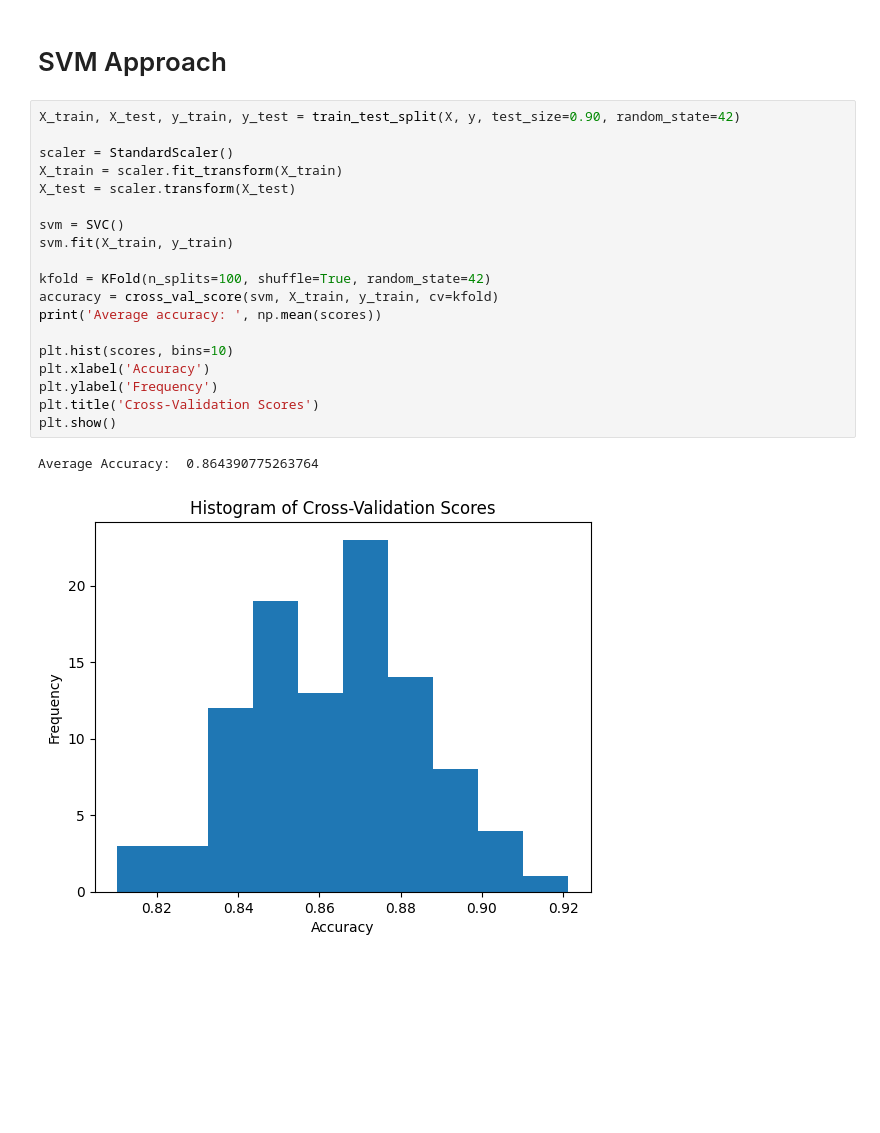
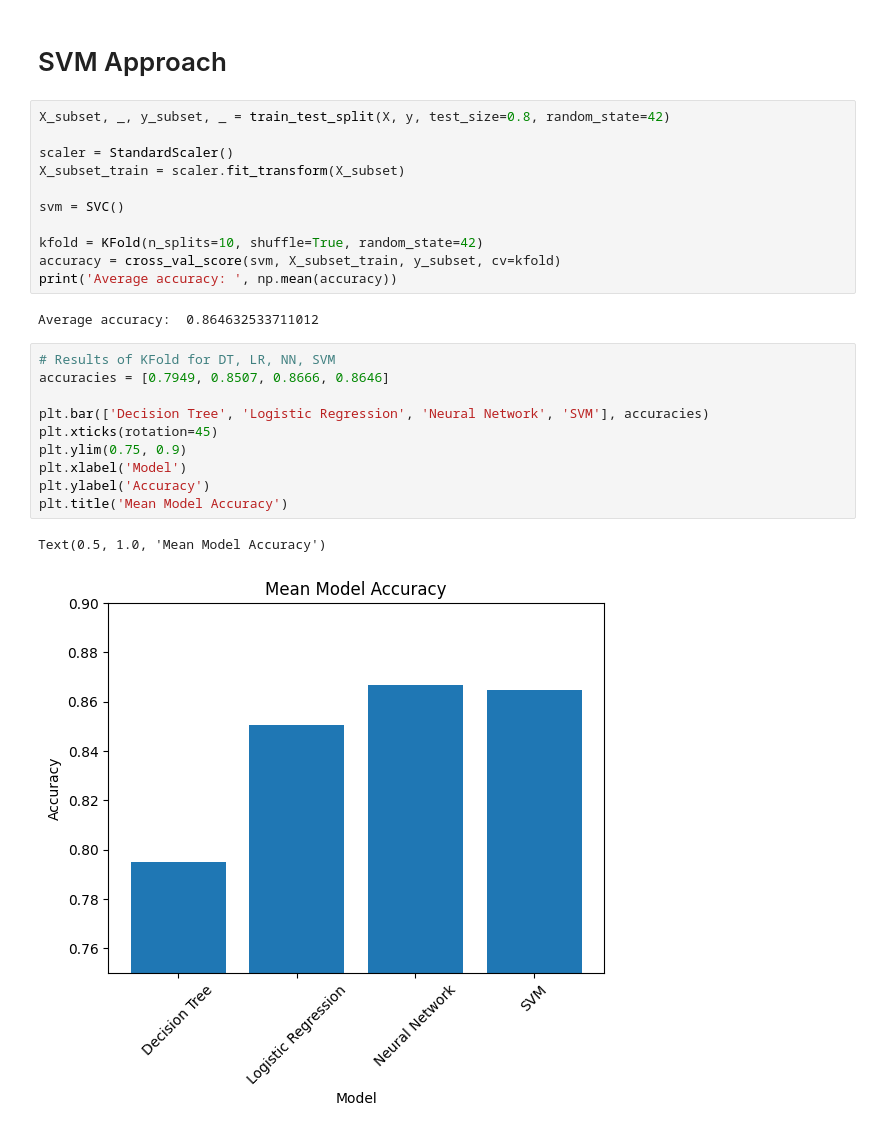
Before and after one commit to kellerflint/intro-ai-final-project, a Jupyter notebook: NeuralNetworkAndSVMApproach.ipynb, the cells around one changed output. Cells and saved outputs as stored; diff of their text form; blank space fills up the shorter version.

```diff
--- a/NeuralNetworkAndSVMApproach.ipynb
+++ b/NeuralNetworkAndSVMApproach.ipynb
@@ -130,24 +111,28 @@ Average accuracy 0.8638386604836452
 # %% [markdown]
 # SVM Approach
 # %%
-X_train, X_test, y_train, y_test = train_test_split(X, y, test_size=0.90, random_state=42)
+X_subset, _, y_subset, _ = train_test_split(X, y, test_size=0.8, random_state=42)
 
 scaler = StandardScaler()
-X_train = scaler.fit_transform(X_train)
-X_test = scaler.transform(X_test)
+X_subset_train = scaler.fit_transform(X_subset)
 
 svm = SVC()
-svm.fit(X_train, y_train)
 
-kfold = KFold(n_splits=100, shuffle=True, random_state=42)
-accuracy = cross_val_score(svm, X_train, y_train, cv=kfold)
-print('Average accuracy: ', np.mean(scores))
-
-plt.hist(scores, bins=10)
-plt.xlabel('Accuracy')
-plt.ylabel('Frequency')
-plt.title('Cross-Validation Scores')
-plt.show()
+kfold = KFold(n_splits=10, shuffle=True, random_state=42)
+accuracy = cross_val_score(svm, X_subset_train, y_subset, cv=kfold)
+print('Average accuracy: ', np.mean(accuracy))
 # %% [output]
-Average Accuracy:  0.864390775263764
+Average accuracy:  0.864632533711012
-[figure, removed]
+# %%
+# Results of KFold for DT, LR, NN, SVM
+accuracies = [0.7949, 0.8507, 0.8666, 0.8646]
+
+plt.bar(['Decision Tree', 'Logistic Regression', 'Neural Network', 'SVM'], accuracies)
+plt.xticks(rotation=45)
+plt.ylim(0.75, 0.9)
+plt.xlabel('Model')
+plt.ylabel('Accuracy')
+plt.title('Mean Model Accuracy')
+# %% [output]
+Text(0.5, 1.0, 'Mean Model Accuracy')
+[figure, added]
```
Also changed, not shown: parts of 5 cells of this notebook.
